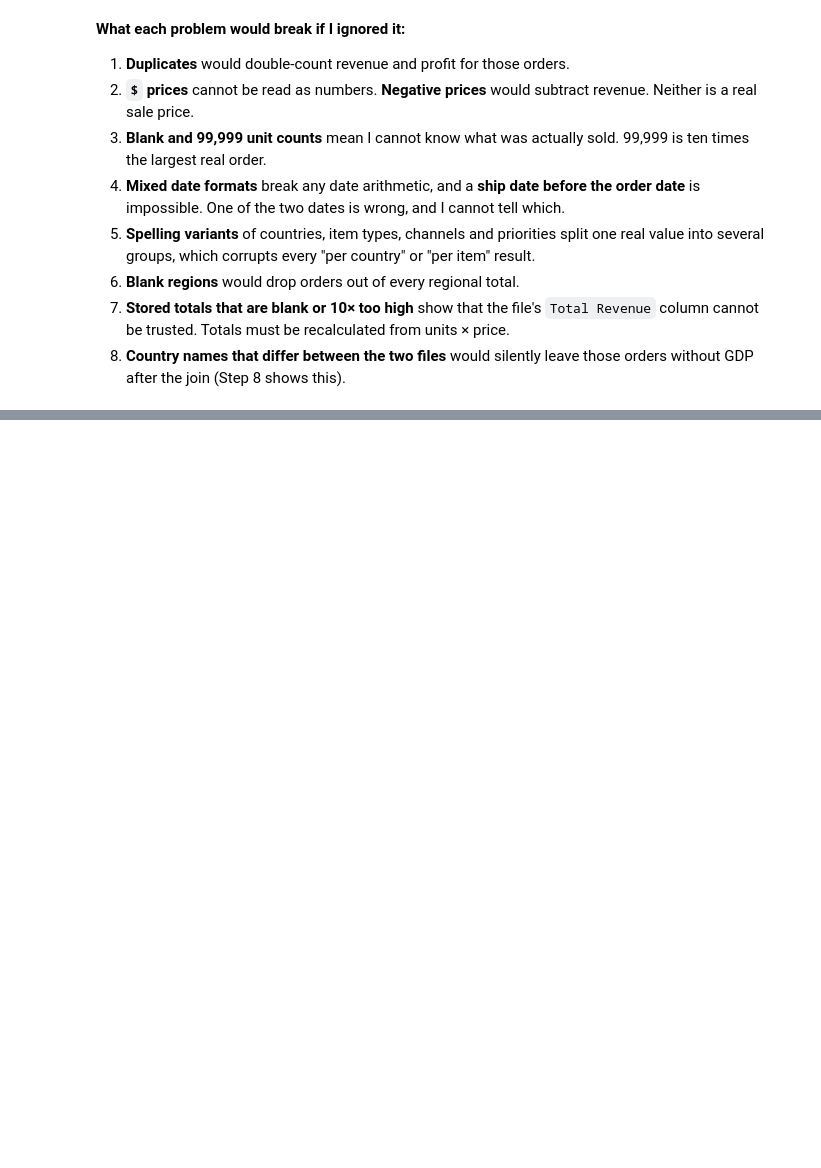
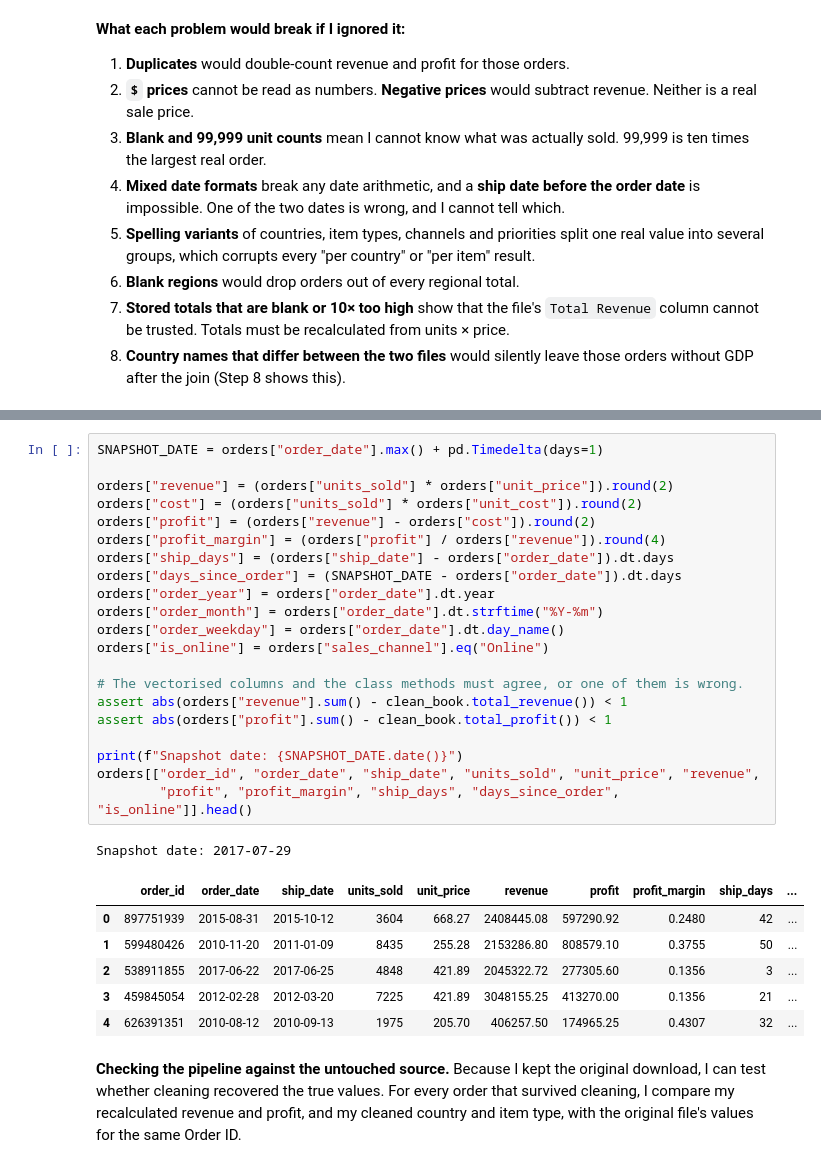
Before and after one commit to Namypark/ecommerce-data-engineering-lab, a Jupyter notebook: ecommerce_data_engineering.ipynb, the cells around one changed output, grey strips where cells are left out. Cells and saved outputs as stored; diff of their text form; blank space fills up the shorter version.

```diff
--- a/ecommerce_data_engineering.ipynb
+++ b/ecommerce_data_engineering.ipynb
@@ -459,0 +675,31 @@ Countries in the sales data: 185
+# %%
+SNAPSHOT_DATE = orders["order_date"].max() + pd.Timedelta(days=1)
+
+orders["revenue"] = (orders["units_sold"] * orders["unit_price"]).round(2)
+orders["cost"] = (orders["units_sold"] * orders["unit_cost"]).round(2)
+orders["profit"] = (orders["revenue"] - orders["cost"]).round(2)
+orders["profit_margin"] = (orders["profit"] / orders["revenue"]).round(4)
+orders["ship_days"] = (orders["ship_date"] - orders["order_date"]).dt.days
+orders["days_since_order"] = (SNAPSHOT_DATE - orders["order_date"]).dt.days
+orders["order_year"] = orders["order_date"].dt.year
+orders["order_month"] = orders["order_date"].dt.strftime("%Y-%m")
+orders["order_weekday"] = orders["order_date"].dt.day_name()
+orders["is_online"] = orders["sales_channel"].eq("Online")
+
+# The vectorised columns and the class methods must agree, or one of them is wrong.
+assert abs(orders["revenue"].sum() - clean_book.total_revenue()) < 1
+assert abs(orders["profit"].sum() - clean_book.total_profit()) < 1
+
+print(f"Snapshot date: {SNAPSHOT_DATE.date()}")
+orders[["order_id", "order_date", "ship_date", "units_sold", "unit_price", "revenue",
+        "profit", "profit_margin", "ship_days", "days_since_order", "is_online"]].head()
+# %% [output]
+Snapshot date: 2017-07-29
+|  | order_id | order_date | ship_date | units_sold | unit_price | revenue | profit | profit_margin | ship_days | ... |
+| 0 | 897751939 | 2015-08-31 | 2015-10-12 | 3604 | 668.27 | 2408445.08 | 597290.92 | 0.2480 | 42 | ... |
+| 1 | 599480426 | 2010-11-20 | 2011-01-09 | 8435 | 255.28 | 2153286.80 | 808579.10 | 0.3755 | 50 | ... |
+| 2 | 538911855 | 2017-06-22 | 2017-06-25 | 4848 | 421.89 | 2045322.72 | 277305.60 | 0.1356 | 3 | ... |
+| 3 | 459845054 | 2012-02-28 | 2012-03-20 | 7225 | 421.89 | 3048155.25 | 413270.00 | 0.1356 | 21 | ... |
+| 4 | 626391351 | 2010-08-12 | 2010-09-13 | 1975 | 205.70 | 406257.50 | 174965.25 | 0.4307 | 32 | ... |
+# %% [markdown]
+**Checking the pipeline against the untouched source.** Because I kept the original download, I can test whether cleaning recovered the true values. For every order that survived cleaning, I compare my recalculated revenue and profit, and my cleaned country and item type, with the original file's values for the same Order ID.
```
Also changed, not shown: parts of 24 cells of this notebook, 6 other files.
